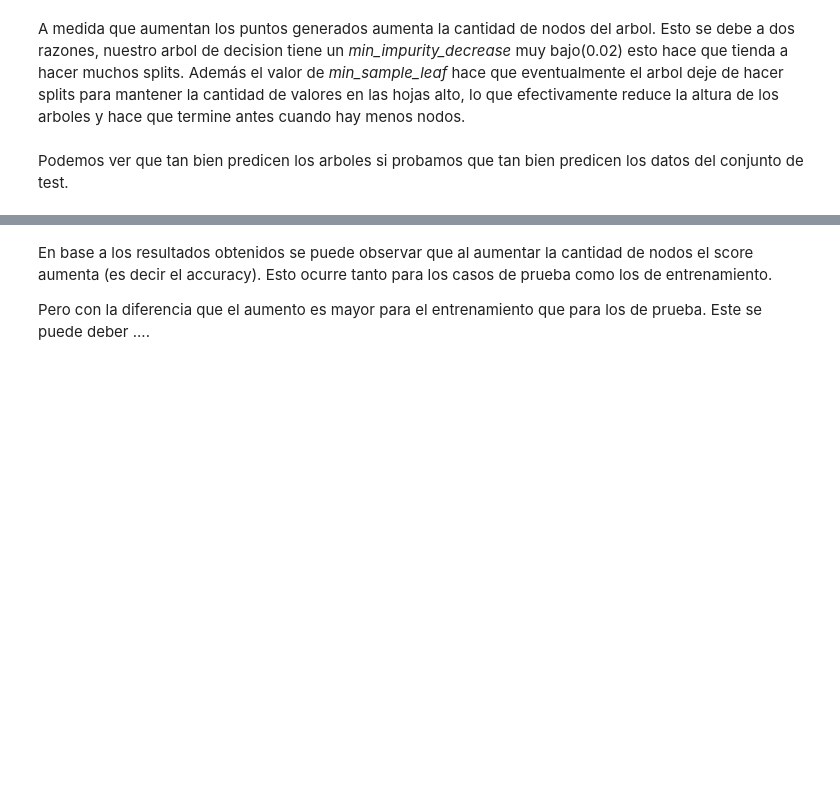
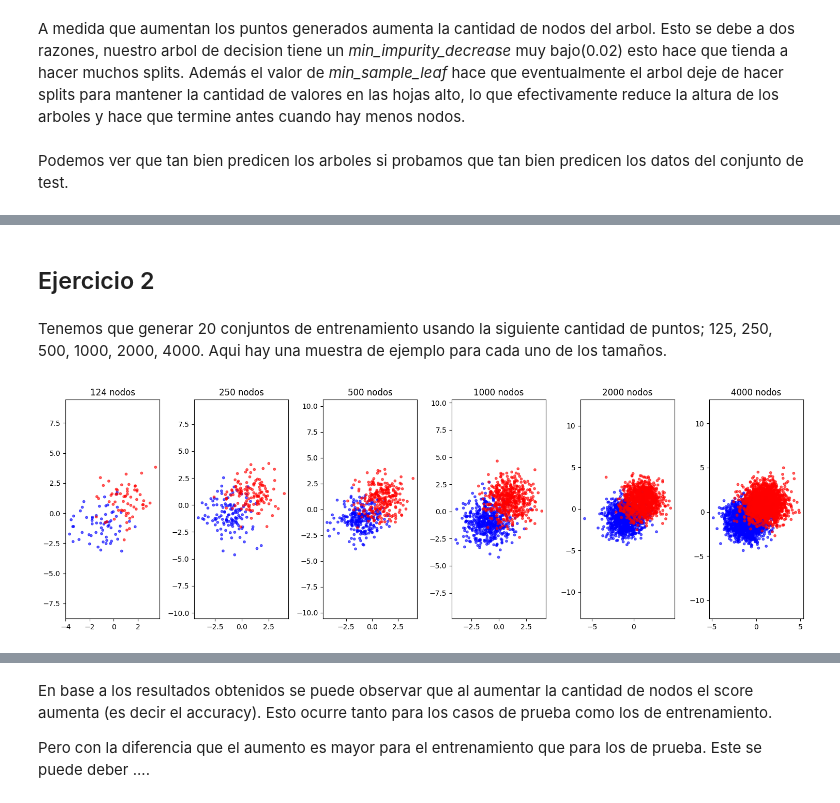
Before and after one commit to DonBerge/IIA-TPS, a Jupyter notebook: TP3/IIA24_ML_Generacion.ipynb, the cells around one changed output, grey strips where cells are left out. Drawn from its saved outputs; the diff is of its cells as text; code cells hidden in the pictures; blank space fills up the shorter version.

Commit message:
ejercicio 1

```diff
--- a/TP3/IIA24_ML_Generacion.ipynb
+++ b/TP3/IIA24_ML_Generacion.ipynb
@@ -418,0 +319,32 @@ plotTrainTest()
+# %% [markdown]
+## Ejercicio 2
+# %% [markdown]
+Tenemos que generar 20 conjuntos de entrenamiento usando la siguiente cantidad de puntos; 125, 250, 500, 1000, 2000, 4000. Aqui hay una muestra de ejemplo para cada uno de los tamaños.
+# %%
+sizes = [125, 250, 500, 1000, 2000, 4000]
+
+fig, axs = plt.subplots(1, 6, figsize=(15, 5))
+
+diag = lambda n: diagonales(n, 2, 0.78)
+
+datas = [diag(sz) for sz in sizes]
+
+for ax, data in zip(
+    axs, datas):
+
+    x = [p[0] for p in data['input']]
+    y = [p[1] for p in data['input']]
+    c = data['output']
+
+    ax.scatter(x, y, c=c, cmap='bwr', alpha=0.6, s=10)
+
+    title = f"{len(data)} nodos"
+    ax.set_title(title)
+
+    ax.axis('equal')
+    ax.axis('on')
+
+plt.tight_layout()
+plt.show()
+# %% [output]
+[figure, added]
```
Also changed, not shown: parts of 20 cells of this notebook.
